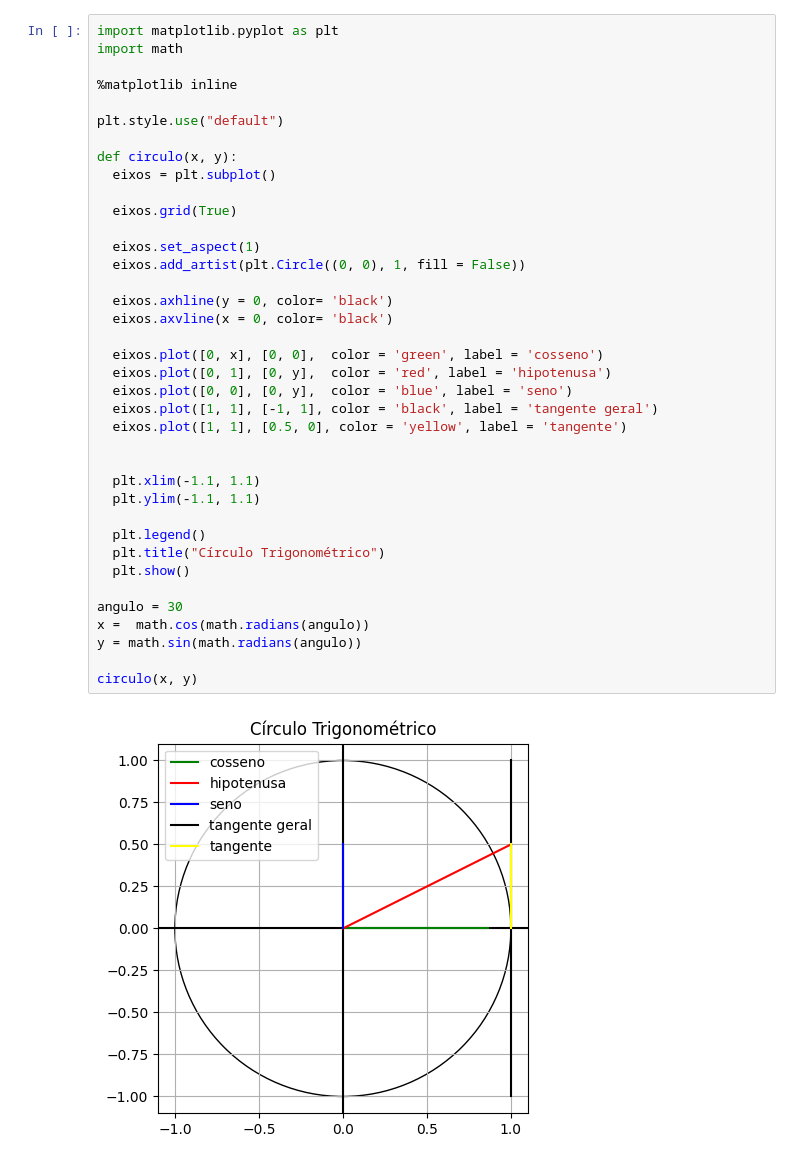
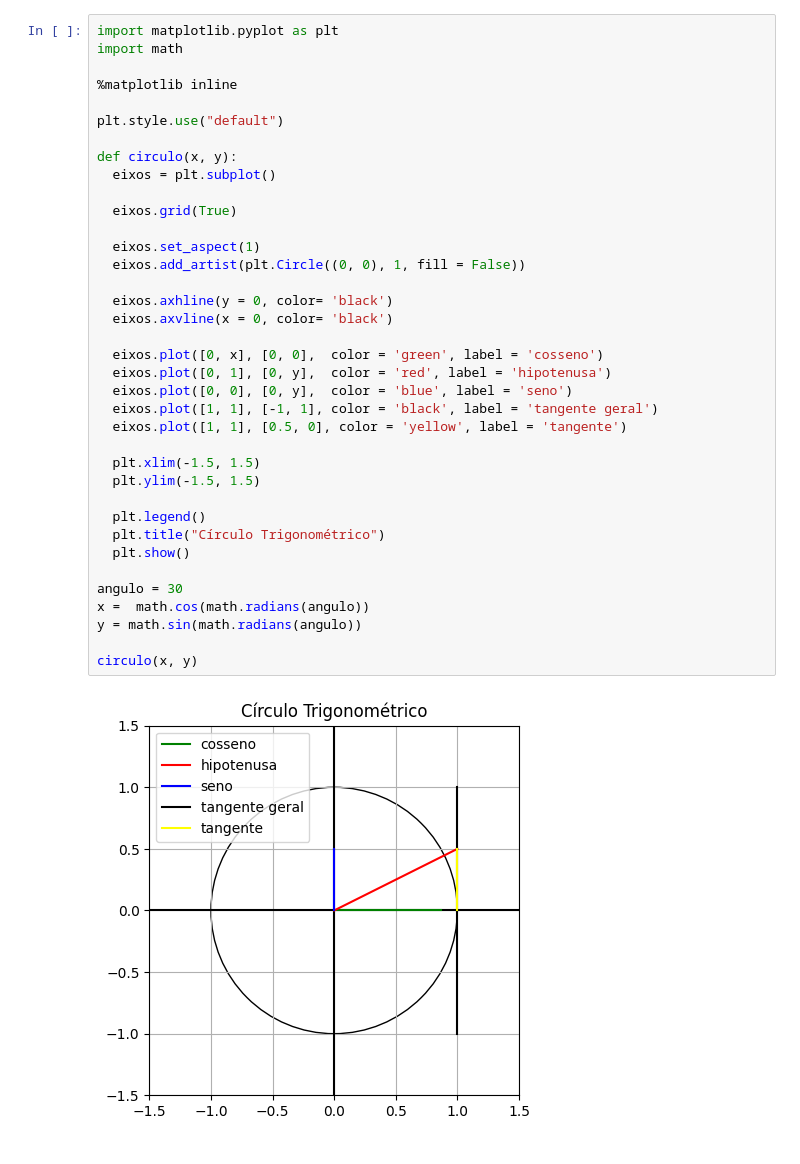
Before and after one commit to isabella1709/Trigonometry-Circle, a Jupyter notebook: Cópia_de_Untitled0.ipynb, the cells around one changed output. Drawn from its saved outputs; the diff is of its cells as text.

```diff
--- a/Cópia_de_Untitled0.ipynb
+++ b/Cópia_de_Untitled0.ipynb
@@ -9,34 +9,33 @@ import math
 plt.style.use("default")
 
 def circulo(x, y):
   eixos = plt.subplot()
 
   eixos.grid(True)
 
   eixos.set_aspect(1)
   eixos.add_artist(plt.Circle((0, 0), 1, fill = False))
 
   eixos.axhline(y = 0, color= 'black')
   eixos.axvline(x = 0, color= 'black')
 
   eixos.plot([0, x], [0, 0],  color = 'green', label = 'cosseno')
   eixos.plot([0, 1], [0, y],  color = 'red', label = 'hipotenusa')
   eixos.plot([0, 0], [0, y],  color = 'blue', label = 'seno')
   eixos.plot([1, 1], [-1, 1], color = 'black', label = 'tangente geral')
   eixos.plot([1, 1], [0.5, 0], color = 'yellow', label = 'tangente')
 
-
-  plt.xlim(-1.1, 1.1)
-  plt.ylim(-1.1, 1.1)
+  plt.xlim(-1.5, 1.5)
+  plt.ylim(-1.5, 1.5)
 
   plt.legend()
   plt.title("Círculo Trigonométrico")
   plt.show()
 
 angulo = 30
 x =  math.cos(math.radians(angulo))
 y = math.sin(math.radians(angulo))
 
 circulo(x, y)
 # %% [output]
-[figure, old version]
+[figure, new version]
```
